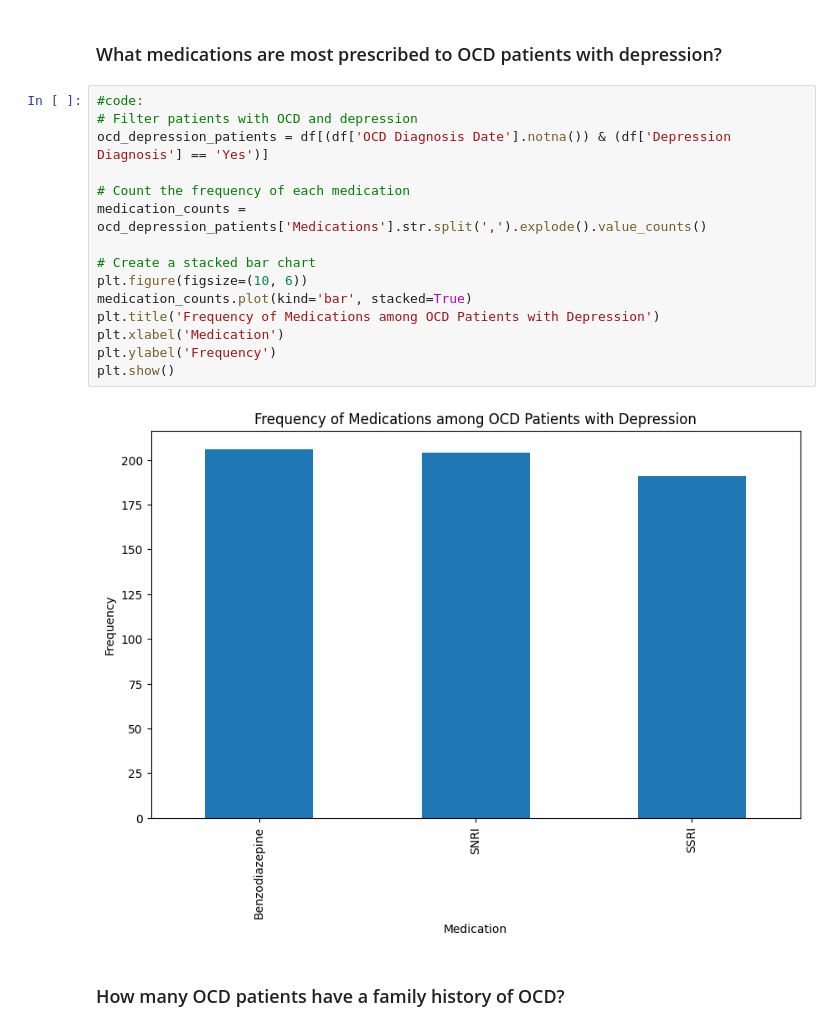
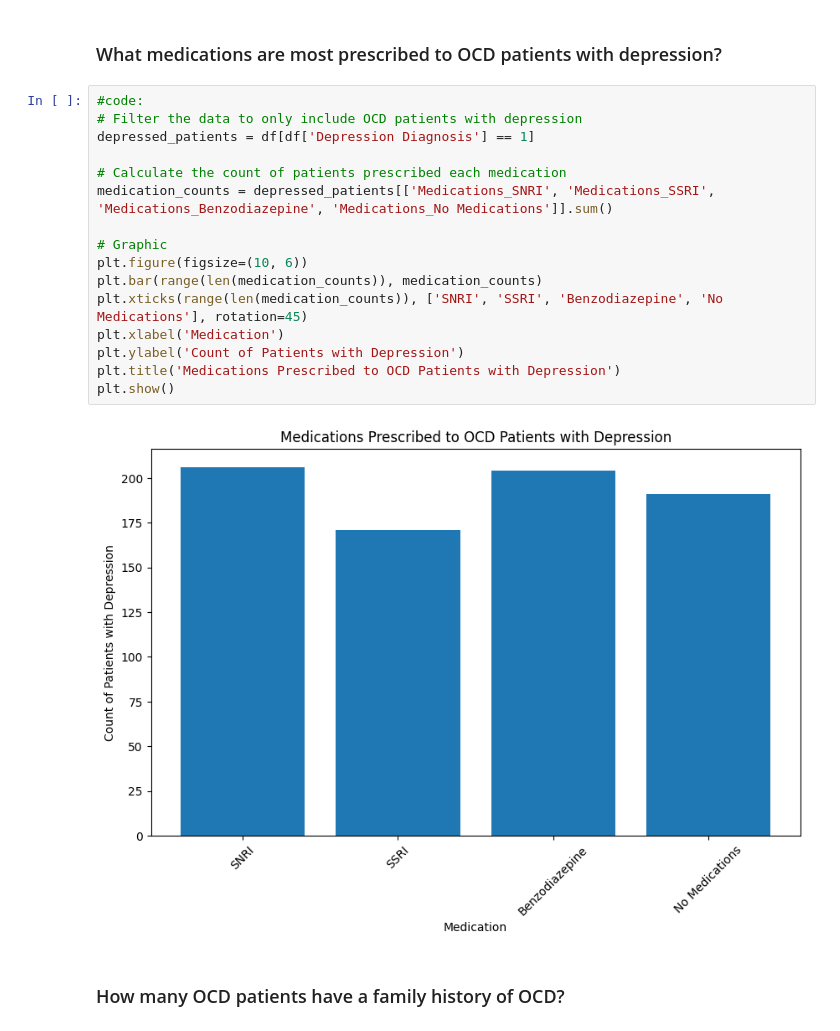
Before and after one commit to aalexakos/Depression-Detection, a Jupyter notebook: Depression_detection_project.ipynb, the cells around one changed output. Cells and saved outputs as stored; diff of their text form.

```diff
--- a/Depression_detection_project.ipynb
+++ b/Depression_detection_project.ipynb
@@ -99,21 +191,22 @@ plt.show()
 # %% [markdown]
 ###  What medications are most prescribed to OCD patients with depression?
-# %%
-#code:
-# Filter patients with OCD and depression
-ocd_depression_patients = df[(df['OCD Diagnosis Date'].notna()) & (df['Depression Diagnosis'] == 'Yes')]
-
-# Count the frequency of each medication
-medication_counts = ocd_depression_patients['Medications'].str.split(',').explode().value_counts()
-
-# Create a stacked bar chart
-plt.figure(figsize=(10, 6))
-medication_counts.plot(kind='bar', stacked=True)
-plt.title('Frequency of Medications among OCD Patients with Depression')
-plt.xlabel('Medication')
-plt.ylabel('Frequency')
-plt.show()
-# %% [output]
-[figure, removed]
+# %%
+#code:
+# Filter the data to only include OCD patients with depression
+depressed_patients = df[df['Depression Diagnosis'] == 1]
+
+# Calculate the count of patients prescribed each medication
+medication_counts = depressed_patients[['Medications_SNRI', 'Medications_SSRI', 'Medications_Benzodiazepine', 'Medications_No Medications']].sum()
+
+# Graphic
+plt.figure(figsize=(10, 6))
+plt.bar(range(len(medication_counts)), medication_counts)
+plt.xticks(range(len(medication_counts)), ['SNRI', 'SSRI', 'Benzodiazepine', 'No Medications'], rotation=45)
+plt.xlabel('Medication')
+plt.ylabel('Count of Patients with Depression')
+plt.title('Medications Prescribed to OCD Patients with Depression')
+plt.show()
+# %% [output]
+[figure, added]
 # %% [markdown]
 ### How many OCD patients have a family history of OCD?
```
Also changed, not shown: parts of 9 cells of this notebook.
